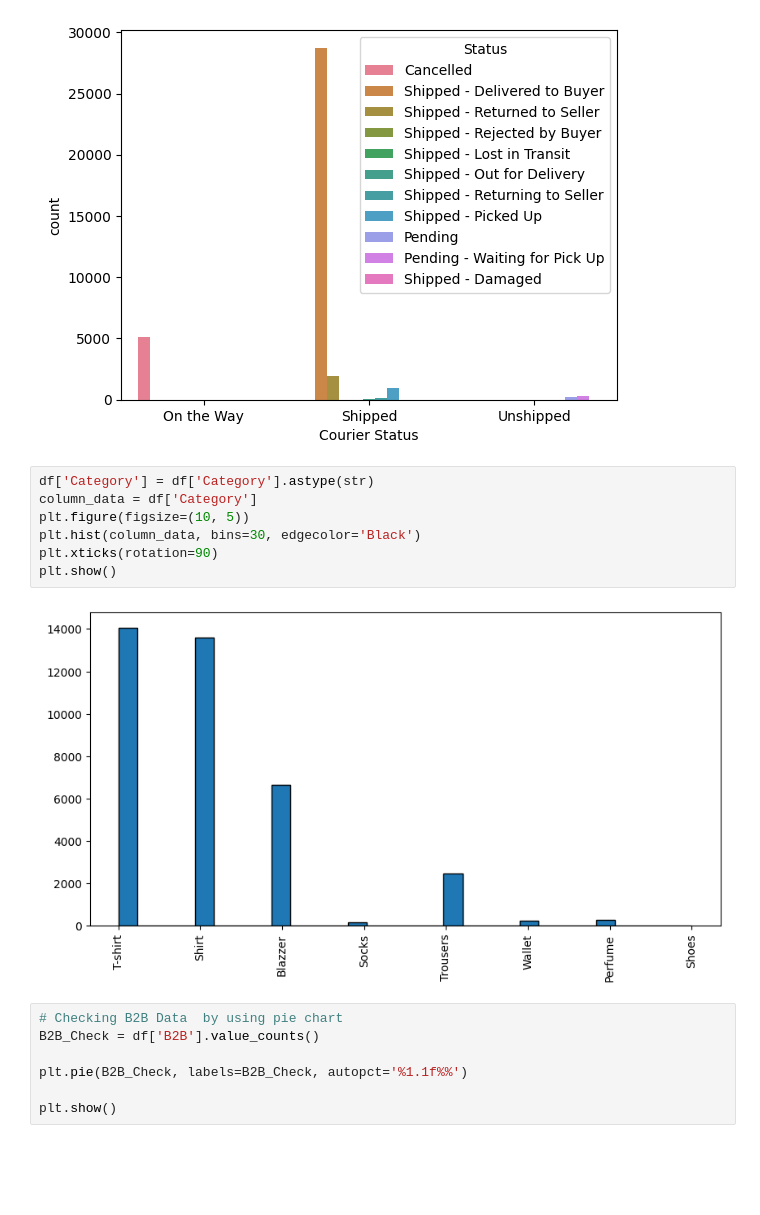
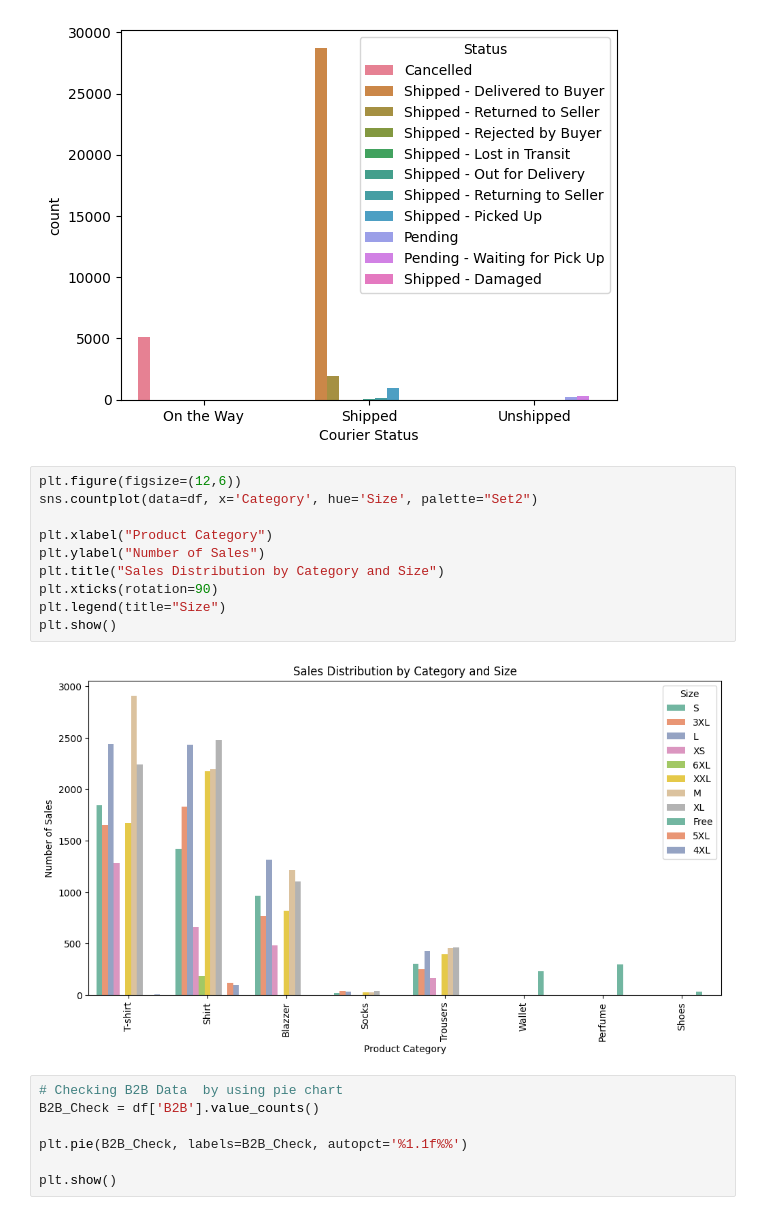
Before and after one commit to tanay9098/AMAZON_SALES_REPORT, a Jupyter notebook: Amazon.ipynb, the cells around one changed output. Saved outputs shown, nothing was run; the diff lists cells and outputs as text; blank space fills up the shorter version.

```diff
--- a/Amazon.ipynb
+++ b/Amazon.ipynb
@@ -174,14 +174,17 @@ sns.countplot(data=df, x='Courier Status',hue= 'Status')
 <Axes: xlabel='Courier Status', ylabel='count'>
 [figure]
 # %%
-df['Category'] = df['Category'].astype(str)
-column_data = df['Category']
-plt.figure(figsize=(10, 5))
-plt.hist(column_data, bins=30, edgecolor='Black')
+plt.figure(figsize=(12,6))
+sns.countplot(data=df, x='Category', hue='Size', palette="Set2")
+
+plt.xlabel("Product Category")
+plt.ylabel("Number of Sales")
+plt.title("Sales Distribution by Category and Size")
 plt.xticks(rotation=90)
+plt.legend(title="Size")
 plt.show()
 # %% [output]
-[figure, old version]
+[figure, new version]
 # %%
 # Checking B2B Data  by using pie chart
 B2B_Check = df['B2B'].value_counts()
```
